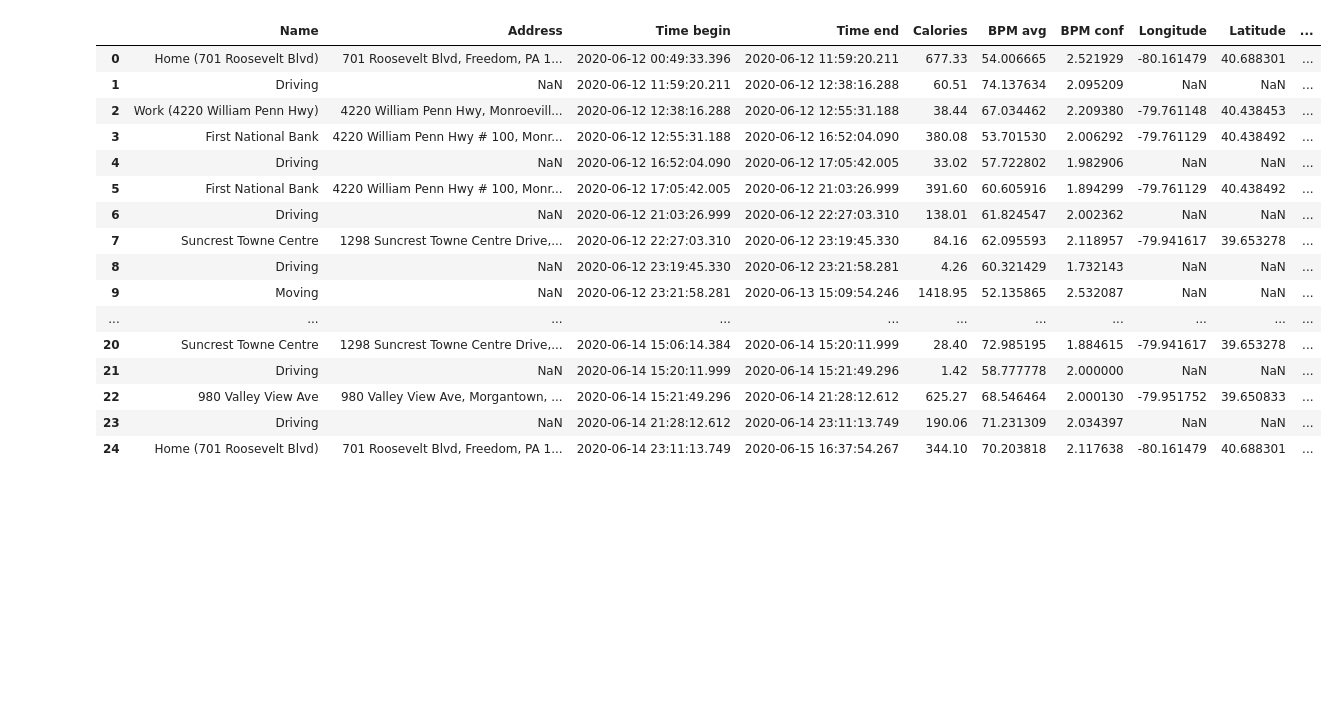
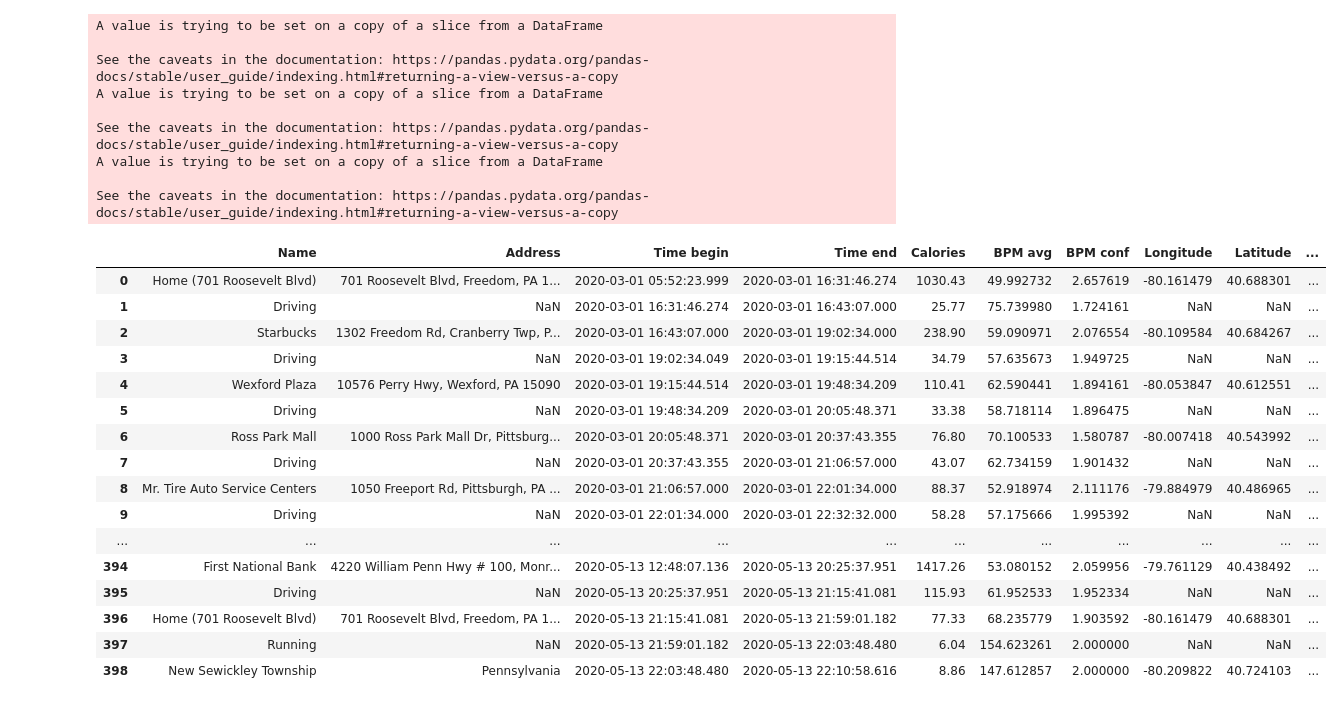
Before and after one commit to stevenwortmann/CCAC_Capstone, a Jupyter notebook: VISUALIZE_YOURSELF.ipynb, the cells around one changed output. Saved outputs shown, nothing was run; the diff lists cells and outputs as text; code cells hidden in the pictures; blank space fills up the shorter version.

Commit message:
created cleanup mechanism for CSV file extracted from Postgres

```diff
--- a/VISUALIZE_YOURSELF.ipynb
+++ b/VISUALIZE_YOURSELF.ipynb
@@ -515,48 +515,59 @@ Total rows are:  25
 # %%
-#time_id and extra column are dropped for mapping process
+# Full CSV is loaded, duplicates are dropped by matching 'Time begin' values
+# Rows are sorted by 'Time begin' value, extra hanging indices are dropped
 
-total = pd.read_csv('finished_table.csv')
-total = total.drop('Unnamed: 0', 1)
-total_trip_df = total.drop('time_id', 1)
-total_trip_df = total_trip_df.sort_values('Time begin')
+total = (pd.read_csv('finished_table.csv')).drop_duplicates(['Time begin'])
+total = (total.sort_values(['Time begin'])).reset_index()
+total_trip_df = (total.drop(['index','Unnamed: 0','time_id'],1))
+
 pd.set_option('display.max_rows', None)
-total_trip_df
 null_rows_cal = total_trip_df['Calories'].isnull()
 null_rows_avg = total_trip_df['BPM avg'].isnull()
 null_rows_conf = total_trip_df['BPM conf'].isnull()
 
 for i, value in enumerate(total_trip_df['Calories']):
     if null_rows_cal[i]:
         avg = (total_trip_df['Calories'][i+1] + total_trip_df['Calories'][i-1]) / 2
         total_trip_df['Calories'][i] = avg
 for i, value in enumerate(total_trip_df['BPM avg']):
     if null_rows_avg[i]:
         avg = (total_trip_df['BPM avg'][i+1] + total_trip_df['BPM avg'][i-1]) / 2
         total_trip_df['BPM avg'][i] = avg
 for i, value in enumerate(total_trip_df['BPM conf']):
     if null_rows_conf[i]:
         avg = (total_trip_df['BPM conf'][i+1] + total_trip_df['BPM conf'][i-1]) / 2
         total_trip_df['BPM conf'][i] = avg
-# To-do: Multiple NaNs in a row, first/last rows with NaN value
+
+## To-do: Multiple NaNs in a row, first/last rows with NaN value
+
 total_trip_df
 # %% [output]
+A value is trying to be set on a copy of a slice from a DataFrame
+
+See the caveats in the documentation: https://pandas.pydata.org/pandas-docs/stable/user_guide/indexing.html#returning-a-view-versus-a-copy
+A value is trying to be set on a copy of a slice from a DataFrame
+
+See the caveats in the documentation: https://pandas.pydata.org/pandas-docs/stable/user_guide/indexing.html#returning-a-view-versus-a-copy
+A value is trying to be set on a copy of a slice from a DataFrame
+
+See the caveats in the documentation: https://pandas.pydata.org/pandas-docs/stable/user_guide/indexing.html#returning-a-view-versus-a-copy
 |  | Name | Address | Time begin | Time end | Calories | BPM avg | BPM conf | Longitude | Latitude | ... |
-| 0 | Home (701 Roosevelt Blvd) | 701 Roosevelt Blvd, Freedom, PA 1... | 2020-06-12 00:49:33.396 | 2020-06-12 11:59:20.211 | 677.33 | 54.006665 | 2.521929 | -80.161479 | 40.688301 | ... |
-| 1 | Driving | NaN | 2020-06-12 11:59:20.211 | 2020-06-12 12:38:16.288 | 60.51 | 74.137634 | 2.095209 | NaN | NaN | ... |
-| 2 | Work (4220 William Penn Hwy) | 4220 William Penn Hwy, Monroevill... | 2020-06-12 12:38:16.288 | 2020-06-12 12:55:31.188 | 38.44 | 67.034462 | 2.209380 | -79.761148 | 40.438453 | ... |
-| 3 | First National Bank | 4220 William Penn Hwy # 100, Monr... | 2020-06-12 12:55:31.188 | 2020-06-12 16:52:04.090 | 380.08 | 53.701530 | 2.006292 | -79.761129 | 40.438492 | ... |
-| 4 | Driving | NaN | 2020-06-12 16:52:04.090 | 2020-06-12 17:05:42.005 | 33.02 | 57.722802 | 1.982906 | NaN | NaN | ... |
-| 5 | First National Bank | 4220 William Penn Hwy # 100, Monr... | 2020-06-12 17:05:42.005 | 2020-06-12 21:03:26.999 | 391.60 | 60.605916 | 1.894299 | -79.761129 | 40.438492 | ... |
-| 6 | Driving | NaN | 2020-06-12 21:03:26.999 | 2020-06-12 22:27:03.310 | 138.01 | 61.824547 | 2.002362 | NaN | NaN | ... |
-| 7 | Suncrest Towne Centre | 1298 Suncrest Towne Centre Drive,... | 2020-06-12 22:27:03.310 | 2020-06-12 23:19:45.330 | 84.16 | 62.095593 | 2.118957 | -79.941617 | 39.653278 | ... |
-| 8 | Driving | NaN | 2020-06-12 23:19:45.330 | 2020-06-12 23:21:58.281 | 4.26 | 60.321429 | 1.732143 | NaN | NaN | ... |
-| 9 | Moving | NaN | 2020-06-12 23:21:58.281 | 2020-06-13 15:09:54.246 | 1418.95 | 52.135865 | 2.532087 | NaN | NaN | ... |
+| 0 | Home (701 Roosevelt Blvd) | 701 Roosevelt Blvd, Freedom, PA 1... | 2020-03-01 05:52:23.999 | 2020-03-01 16:31:46.274 | 1030.43 | 49.992732 | 2.657619 | -80.161479 | 40.688301 | ... |
+| 1 | Driving | NaN | 2020-03-01 16:31:46.274 | 2020-03-01 16:43:07.000 | 25.77 | 75.739980 | 1.724161 | NaN | NaN | ... |
+| 2 | Starbucks | 1302 Freedom Rd, Cranberry Twp, P... | 2020-03-01 16:43:07.000 | 2020-03-01 19:02:34.000 | 238.90 | 59.090971 | 2.076554 | -80.109584 | 40.684267 | ... |
+| 3 | Driving | NaN | 2020-03-01 19:02:34.049 | 2020-03-01 19:15:44.514 | 34.79 | 57.635673 | 1.949725 | NaN | NaN | ... |
+| 4 | Wexford Plaza | 10576 Perry Hwy, Wexford, PA 15090 | 2020-03-01 19:15:44.514 | 2020-03-01 19:48:34.209 | 110.41 | 62.590441 | 1.894161 | -80.053847 | 40.612551 | ... |
+| 5 | Driving | NaN | 2020-03-01 19:48:34.209 | 2020-03-01 20:05:48.371 | 33.38 | 58.718114 | 1.896475 | NaN | NaN | ... |
+| 6 | Ross Park Mall | 1000 Ross Park Mall Dr, Pittsburg... | 2020-03-01 20:05:48.371 | 2020-03-01 20:37:43.355 | 76.80 | 70.100533 | 1.580787 | -80.007418 | 40.543992 | ... |
+| 7 | Driving | NaN | 2020-03-01 20:37:43.355 | 2020-03-01 21:06:57.000 | 43.07 | 62.734159 | 1.901432 | NaN | NaN | ... |
+| 8 | Mr. Tire Auto Service Centers | 1050 Freeport Rd, Pittsburgh, PA ... | 2020-03-01 21:06:57.000 | 2020-03-01 22:01:34.000 | 88.37 | 52.918974 | 2.111176 | -79.884979 | 40.486965 | ... |
+| 9 | Driving | NaN | 2020-03-01 22:01:34.000 | 2020-03-01 22:32:32.000 | 58.28 | 57.175666 | 1.995392 | NaN | NaN | ... |
 | ... | ... | ... | ... | ... | ... | ... | ... | ... | ... | ... |
-| 20 | Suncrest Towne Centre | 1298 Suncrest Towne Centre Drive,... | 2020-06-14 15:06:14.384 | 2020-06-14 15:20:11.999 | 28.40 | 72.985195 | 1.884615 | -79.941617 | 39.653278 | ... |
-| 21 | Driving | NaN | 2020-06-14 15:20:11.999 | 2020-06-14 15:21:49.296 | 1.42 | 58.777778 | 2.000000 | NaN | NaN | ... |
-| 22 | 980 Valley View Ave | 980 Valley View Ave, Morgantown, ... | 2020-06-14 15:21:49.296 | 2020-06-14 21:28:12.612 | 625.27 | 68.546464 | 2.000130 | -79.951752 | 39.650833 | ... |
-| 23 | Driving | NaN | 2020-06-14 21:28:12.612 | 2020-06-14 23:11:13.749 | 190.06 | 71.231309 | 2.034397 | NaN | NaN | ... |
-| 24 | Home (701 Roosevelt Blvd) | 701 Roosevelt Blvd, Freedom, PA 1... | 2020-06-14 23:11:13.749 | 2020-06-15 16:37:54.267 | 344.10 | 70.203818 | 2.117638 | -80.161479 | 40.688301 | ... |
+| 394 | First National Bank | 4220 William Penn Hwy # 100, Monr... | 2020-05-13 12:48:07.136 | 2020-05-13 20:25:37.951 | 1417.26 | 53.080152 | 2.059956 | -79.761129 | 40.438492 | ... |
+| 395 | Driving | NaN | 2020-05-13 20:25:37.951 | 2020-05-13 21:15:41.081 | 115.93 | 61.952533 | 1.952334 | NaN | NaN | ... |
+| 396 | Home (701 Roosevelt Blvd) | 701 Roosevelt Blvd, Freedom, PA 1... | 2020-05-13 21:15:41.081 | 2020-05-13 21:59:01.182 | 77.33 | 68.235779 | 1.903592 | -80.161479 | 40.688301 | ... |
+| 397 | Running | NaN | 2020-05-13 21:59:01.182 | 2020-05-13 22:03:48.480 | 6.04 | 154.623261 | 2.000000 | NaN | NaN | ... |
+| 398 | New Sewickley Township | Pennsylvania | 2020-05-13 22:03:48.480 | 2020-05-13 22:10:58.616 | 8.86 | 147.612857 | 2.000000 | -80.209822 | 40.724103 | ... |
 # %%
 import folium
 from folium import plugins
```
Also changed, not shown: parts of 7 cells of this notebook.
